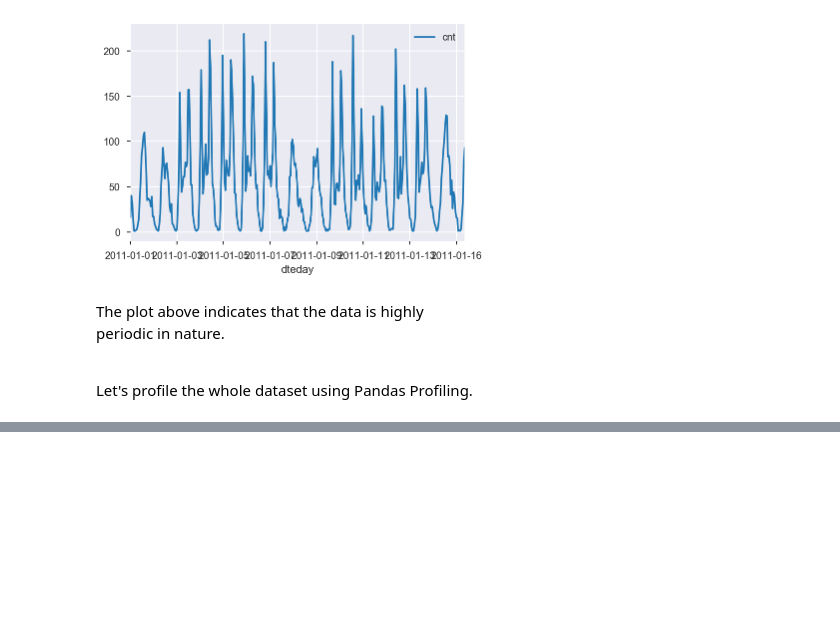
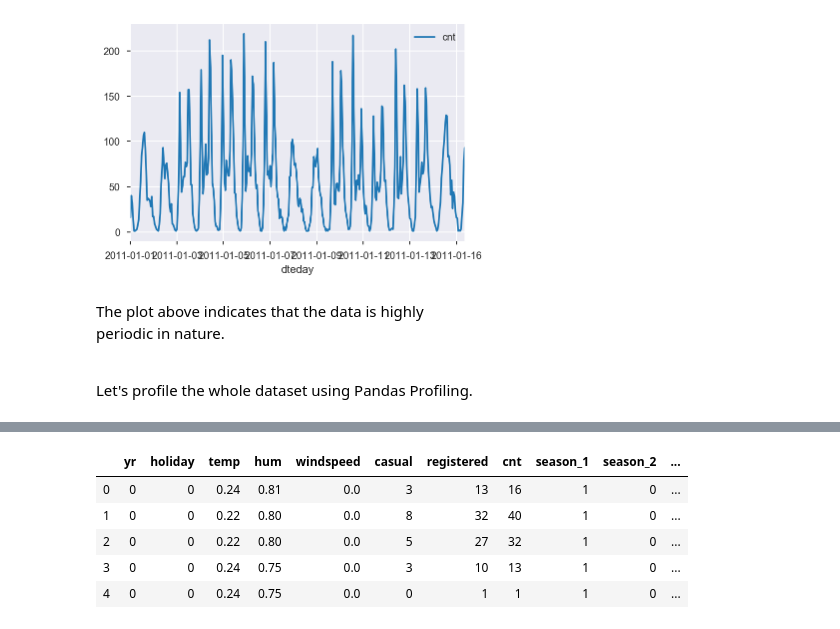
Before and after one commit to pranjalchaubey/Neural-Networks-using-Numpy, a Jupyter notebook: src/neural-network-numpy.ipynb, the cells around one changed output, grey strips where cells are left out. Cells and saved outputs as stored; diff of their text form; code cells hidden in the pictures; blank space fills up the shorter version.

Commit message:
feat: Data preprocessing

```diff
--- a/src/neural-network-numpy.ipynb
+++ b/src/neural-network-numpy.ipynb
@@ -92,0 +99,19 @@ rides.profile_report()
+# %%
+# Create one-hot encoded columns
+dummy_fields = ['season', 'weathersit', 'mnth', 'hr', 'weekday']
+for each in dummy_fields:
+    dummies = pd.get_dummies(rides[each], prefix=each, drop_first=False)
+    rides = pd.concat([rides, dummies], axis=1)
+
+# Drop the one-hot enccoded fields and some more
+fields_to_drop = ['instant', 'dteday', 'season', 'weathersit',
+                  'weekday', 'atemp', 'mnth', 'workingday', 'hr']
+data = rides.drop(fields_to_drop, axis=1)
+data.head()
+# %% [output]
+|  | yr | holiday | temp | hum | windspeed | casual | registered | cnt | season_1 | season_2 | ... |
+| 0 | 0 | 0 | 0.24 | 0.81 | 0.0 | 3 | 13 | 16 | 1 | 0 | ... |
+| 1 | 0 | 0 | 0.22 | 0.80 | 0.0 | 8 | 32 | 40 | 1 | 0 | ... |
+| 2 | 0 | 0 | 0.22 | 0.80 | 0.0 | 5 | 27 | 32 | 1 | 0 | ... |
+| 3 | 0 | 0 | 0.24 | 0.75 | 0.0 | 3 | 10 | 13 | 1 | 0 | ... |
+| 4 | 0 | 0 | 0.24 | 0.75 | 0.0 | 0 | 1 | 1 | 1 | 0 | ... |
```
Also changed, not shown: parts of 3 cells of this notebook.
